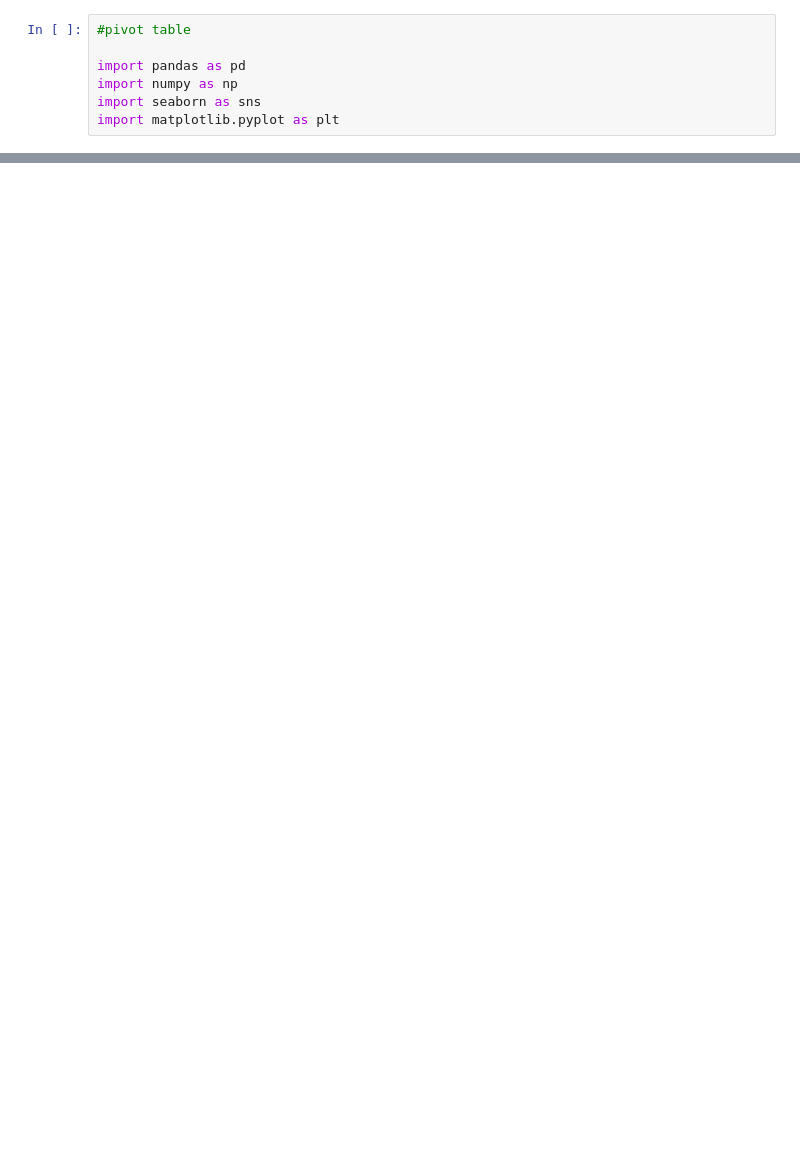
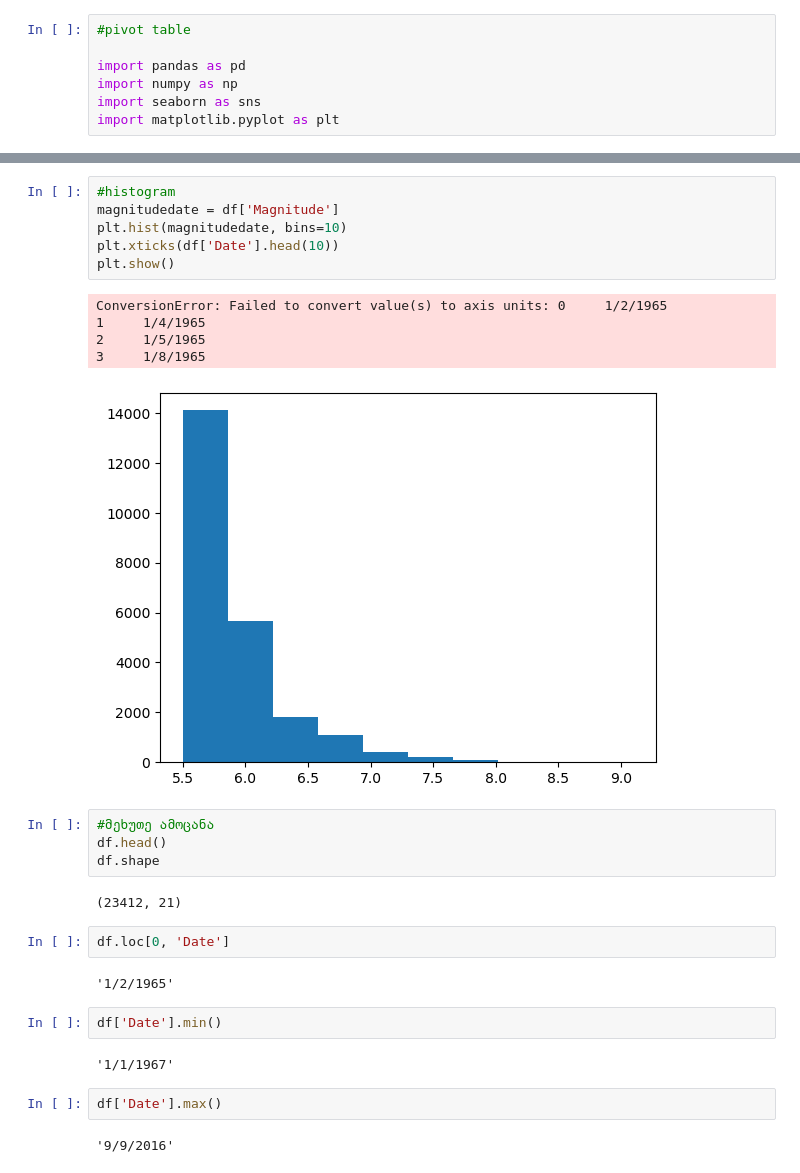
Before and after one commit to ggurgenashvili/DataAnalytics_Quiz3-4, a Jupyter notebook: Quiz 2&3.ipynb, the cells around one changed output, grey strips where cells are left out. Cells and saved outputs as stored; diff of their text form; blank space fills up the shorter version.

```diff
--- a/Quiz 2&3.ipynb
+++ b/Quiz 2&3.ipynb
@@ -225,0 +168,30 @@ pt.plot(kind ='bar', figsize=(15,5))
+# %%
+#histogram
+magnitudedate = df['Magnitude']
+plt.hist(magnitudedate, bins=10)
+plt.xticks(df['Date'].head(10))
+plt.show()
+# %% [output]
+ConversionError: Failed to convert value(s) to axis units: 0     1/2/1965
+1     1/4/1965
+2     1/5/1965
+3     1/8/1965
+[figure, added]
+# %%
+#მეხუთე ამოცანა
+df.head()
+df.shape
+# %% [output]
+(23412, 21)
+# %%
+df.loc[0, 'Date']
+# %% [output]
+'1/2/1965'
+# %%
+df['Date'].min()
+# %% [output]
+'1/1/1967'
+# %%
+df['Date'].max()
+# %% [output]
+'9/9/2016'
```
Also changed, not shown: parts of 12 cells of this notebook.
